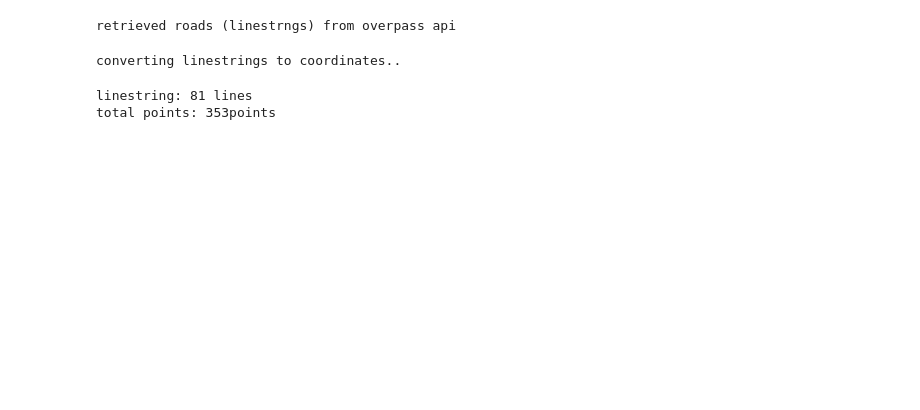
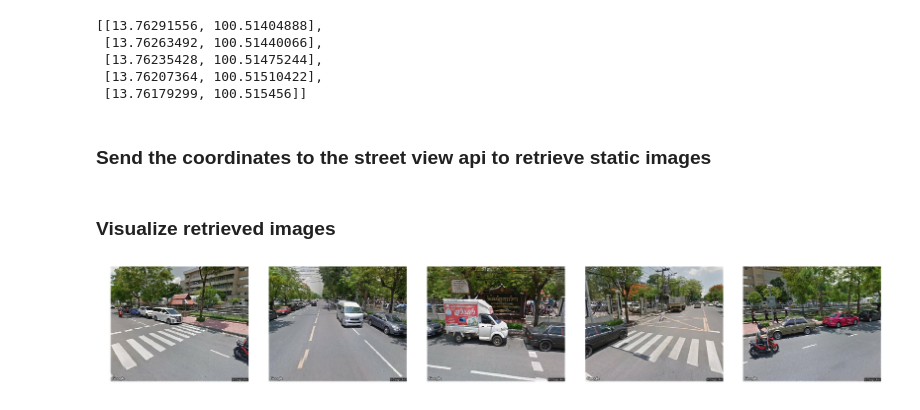
Before and after one commit to pcrete/gsvloader-demo, a Jupyter notebook: Demo.ipynb, the cells around one changed output. Saved outputs shown, nothing was run; the diff lists cells and outputs as text; code cells hidden in the pictures; blank space fills up the shorter version.

```diff
--- a/Demo.ipynb
+++ b/Demo.ipynb
@@ -25,0 +1,10 @@ entry = {
+# %%
+import os
+import matplotlib.pyplot as plt
+from gsvloader import polygon_to_points, loader
+from glob import glob
+%matplotlib inline
+
+def get_degrees(N=72):
+    # [0, 72, 144, 216, 288]
+    return [k*N for k in range(int(360/N))]
@@ -25,0 +13,17 @@ entry = {
+# %%
+geojson_prop = {
+    'PNAME': 'กรุงเทพมหานคร',
+    'DNAME': 'เขตดุสิต',
+    'SNAME': 'แขวงสวนจิตรลดา',
+}
+
+entry = {
+    'GEOJSON_PATH': os.path.join('geojson','Bangkok-subdistricts.geojson'),
+    'OUTPUT_IMAGE_PATH': os.path.join(geojson_prop['PNAME'], geojson_prop['DNAME'], geojson_prop['SNAME']),
+    'width': 600,
+    'height': 500,
+    'degrees': get_degrees(72),
+    'fov': 75,
+    'pitch': -15,
+    'keys': ["AIzaSyA6zubCrlHlZWT2joBJGJLJiM6vdYr6oEM"]
+}
@@ -34,9 +40,29 @@ Coordinates: (120, 2)
 # %%
 points = polygon_to_points.extract_coordinates(polygon)
-# %% [output]
-retrieved roads (linestrngs) from overpass api
-converting linestrings to coordinates..
-linestring: 81 lines
-total points: 353points
+# %%
+points[:5]
+# %% [output]
+[[13.76291556, 100.51404888],
+ [13.76263492, 100.51440066],
+ [13.76235428, 100.51475244],
+ [13.76207364, 100.51510422],
+ [13.76179299, 100.515456]]
+# %% [markdown]
+### Send the coordinates to the street view api to retrieve static images
 # %%
-loader.run(entry, points)
+loader.run(entry, points[0:5])
+# %% [markdown]
+### Visualize retrieved images
+# %%
+plt.figure(figsize=(25,15))
+
+IMAGES = glob(os.path.join(entry['OUTPUT_IMAGE_PATH'],'*'))
+IMAGES.sort()
+for i, img_path in enumerate(IMAGES[:5]):
+    plt.subplot(1, 5, i+1)
+    plt.imshow(plt.imread(img_path))
+    plt.axis('off')
+plt.tight_layout()
+plt.show()
+# %% [output]
+[figure, added]
```
Also changed, not shown: parts of 5 cells of this notebook, 15 other files.
